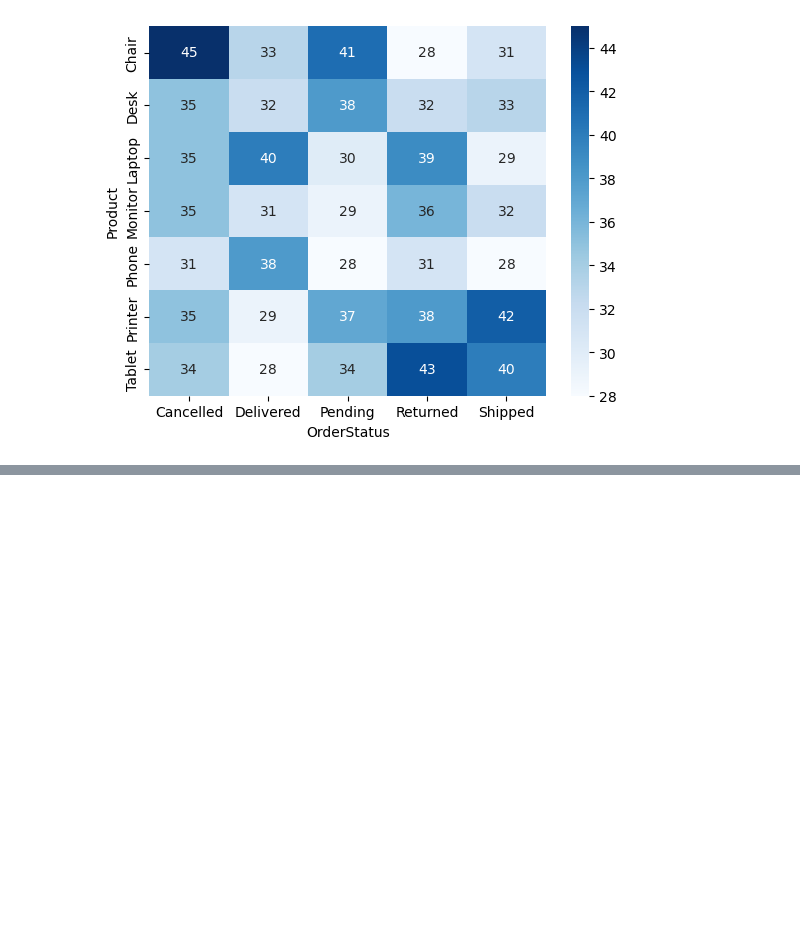
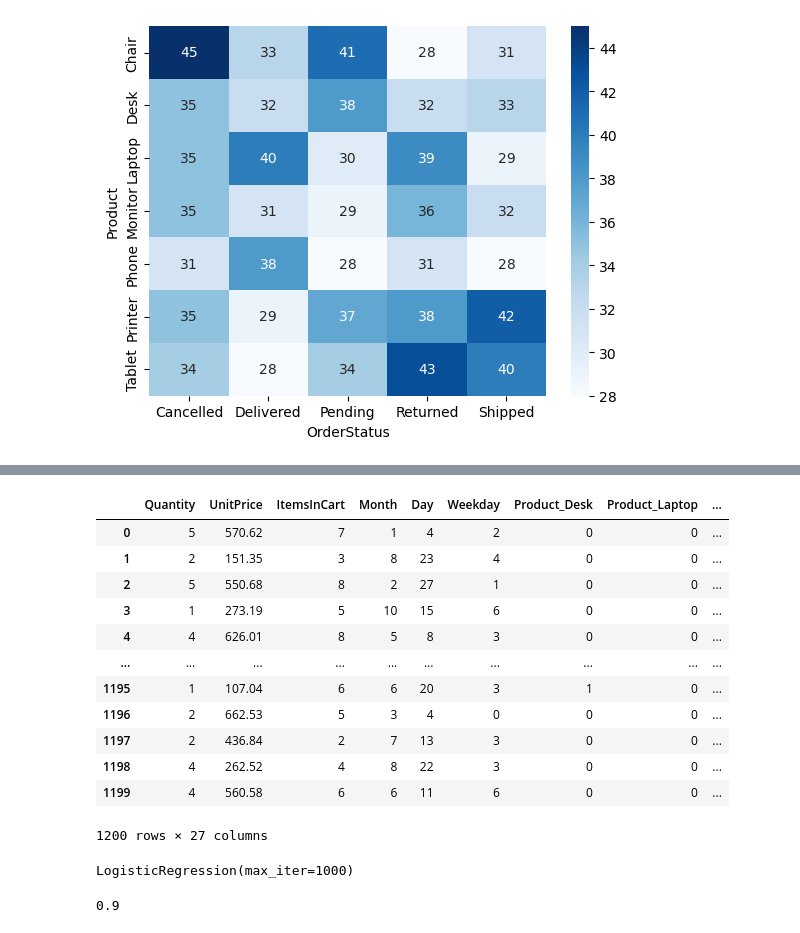
Before and after one commit to shivamdwivedicse/DecodeLab-internship-project-2-, a Jupyter notebook: EDA_Project_2_DECODELABS_INTERNSHIP.ipynb, the cells around one changed output, grey strips where cells are left out. Drawn from its saved outputs; the diff is of its cells as text; code cells hidden in the pictures; blank space fills up the shorter version.

Commit message:
Based on my own learning made a ML model after complete EDA

```diff
--- a/EDA_Project_2_DECODELABS_INTERNSHIP.ipynb
+++ b/EDA_Project_2_DECODELABS_INTERNSHIP.ipynb
@@ -274,0 +371,22 @@ plt.show()
+# %%
+X = pd.get_dummies(
+    X,
+    drop_first=True,
+    dtype=int
+)
+# %%
+X
+# %% [output]
+|  | Quantity | UnitPrice | ItemsInCart | Month | Day | Weekday | Product_Desk | Product_Laptop | ... |
+| 0 | 5 | 570.62 | 7 | 1 | 4 | 2 | 0 | 0 | ... |
+| 1 | 2 | 151.35 | 3 | 8 | 23 | 4 | 0 | 0 | ... |
+| 2 | 5 | 550.68 | 8 | 2 | 27 | 1 | 0 | 0 | ... |
+| 3 | 1 | 273.19 | 5 | 10 | 15 | 6 | 0 | 0 | ... |
+| 4 | 4 | 626.01 | 8 | 5 | 8 | 3 | 0 | 0 | ... |
+| ... | ... | ... | ... | ... | ... | ... | ... | ... | ... |
+| 1195 | 1 | 107.04 | 6 | 6 | 20 | 3 | 1 | 0 | ... |
+| 1196 | 2 | 662.53 | 5 | 3 | 4 | 0 | 0 | 0 | ... |
+| 1197 | 2 | 436.84 | 2 | 7 | 13 | 3 | 0 | 0 | ... |
+| 1198 | 4 | 262.52 | 4 | 8 | 22 | 3 | 0 | 0 | ... |
+| 1199 | 4 | 560.58 | 6 | 6 | 11 | 6 | 0 | 0 | ... |
+1200 rows × 27 columns
@@ -274,0 +417,14 @@ plt.show()
+# %%
+from sklearn.linear_model import LogisticRegression
+
+model = LogisticRegression(max_iter=1000)
+
+model.fit(X_train_scaled, y_train)
+# %% [output]
+LogisticRegression(max_iter=1000)
+# %%
+pred = model.predict(X_test_scaled)
+from sklearn.metrics import accuracy_score, classification_report
+accuracy_score(y_test, pred)
+# %% [output]
+0.9
```
Also changed, not shown: parts of 27 cells of this notebook.
